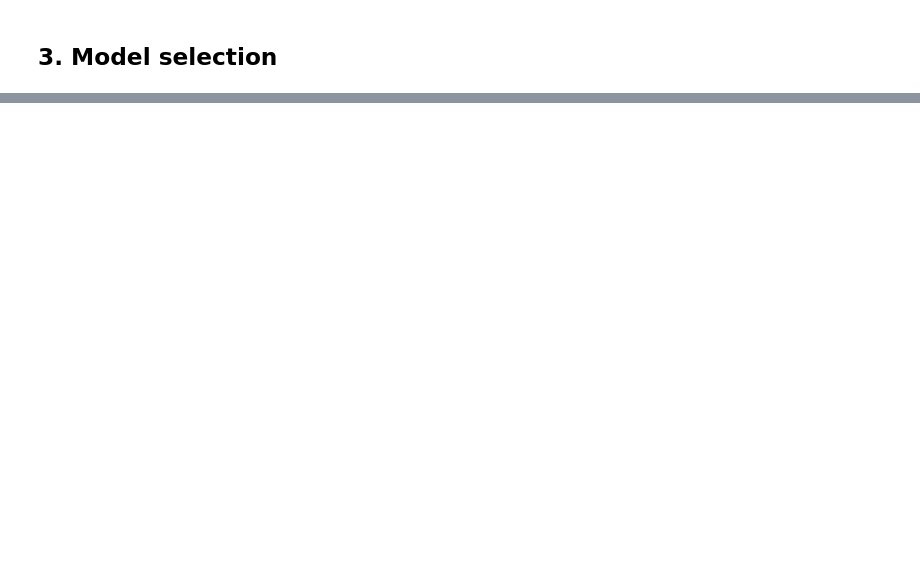
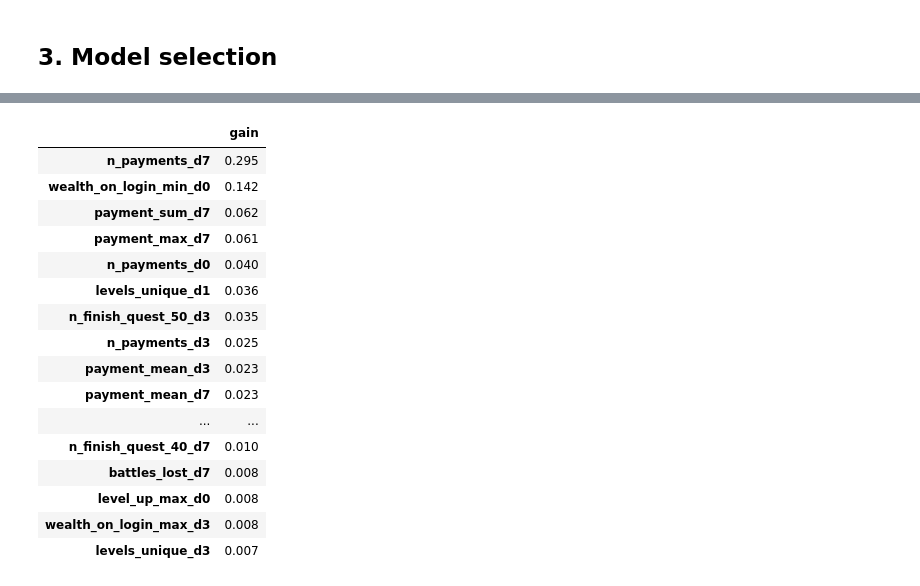
Before and after one commit to IwanVonNeumann/DataScienceTask_05, a Jupyter notebook: 2. Model selection.ipynb, the cells around one changed output, grey strips where cells are left out. Cells and saved outputs as stored; diff of their text form; code cells hidden in the pictures; blank space fills up the shorter version.

```diff
--- a/2. Model selection.ipynb
+++ b/2. Model selection.ipynb
@@ -217,0 +257,20 @@ xgb_df.loc[0].to_dict()
+# %%
+get_gain_ranking(model).head(20)
+# %% [output]
+|  | gain |
+| n_payments_d7 | 0.295 |
+| wealth_on_login_min_d0 | 0.142 |
+| payment_sum_d7 | 0.062 |
+| payment_max_d7 | 0.061 |
+| n_payments_d0 | 0.040 |
+| levels_unique_d1 | 0.036 |
+| n_finish_quest_50_d3 | 0.035 |
+| n_payments_d3 | 0.025 |
+| payment_mean_d3 | 0.023 |
+| payment_mean_d7 | 0.023 |
+| ... | ... |
+| n_finish_quest_40_d7 | 0.010 |
+| battles_lost_d7 | 0.008 |
+| level_up_max_d0 | 0.008 |
+| wealth_on_login_max_d3 | 0.008 |
+| levels_unique_d3 | 0.007 |
```
Also changed, not shown: parts of 17 cells of this notebook, 2 other files.
